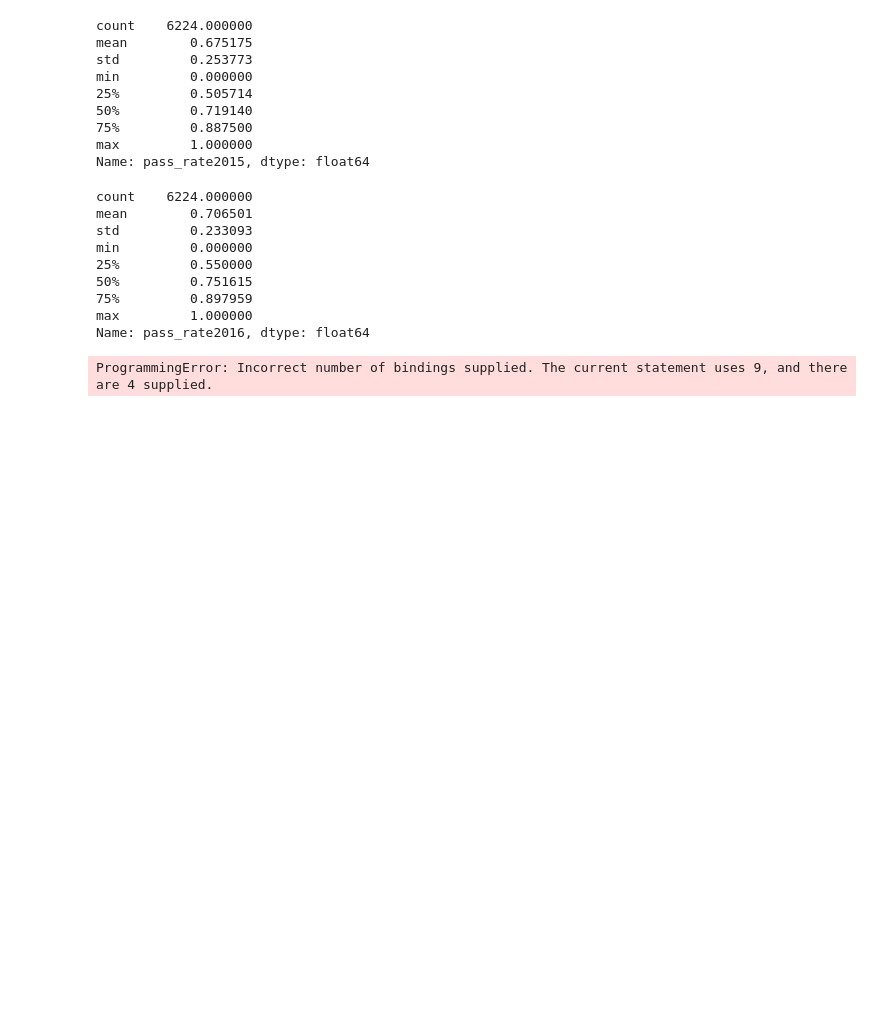
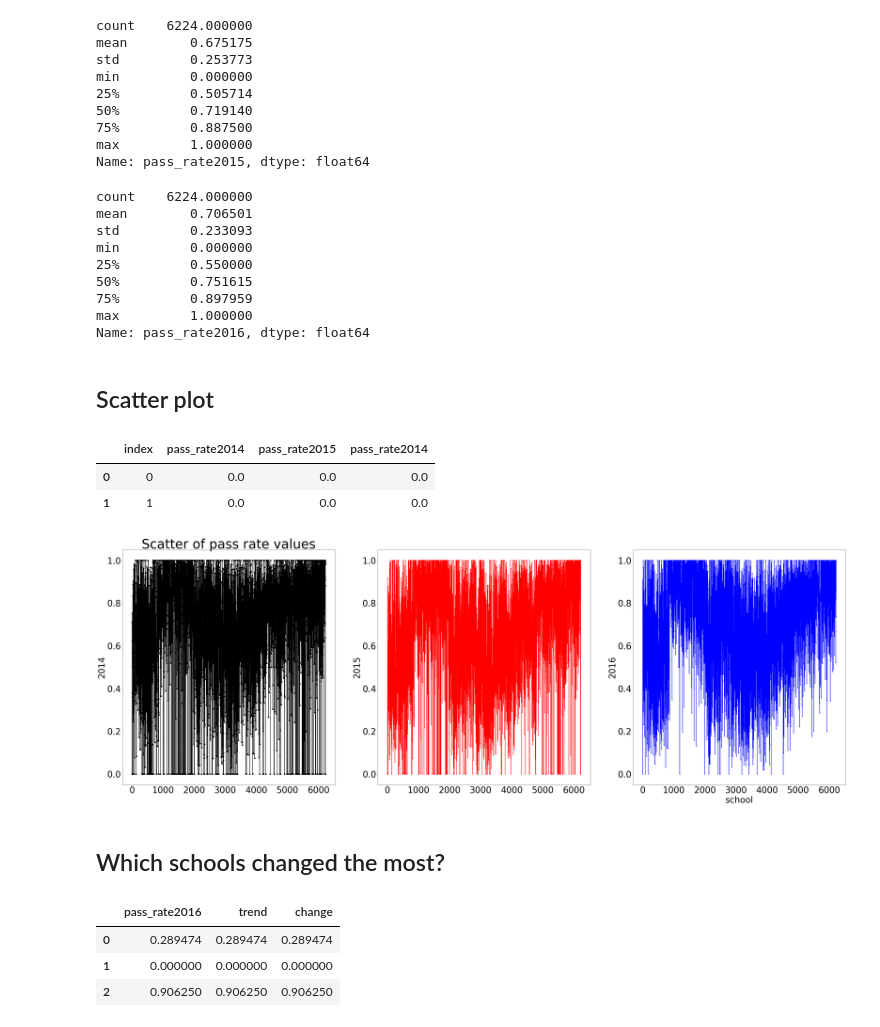
Before and after one commit to tetyanaloskutova/test, a Jupyter notebook: Matric_Analysis.ipynb, the cells around one changed output. Cells and saved outputs as stored; diff of their text form; code cells hidden in the pictures; blank space fills up the shorter version.

Commit message:
Updated results in the Notebook
Updated results in the Notebook and added analysis graphs

```diff
--- a/Matric_Analysis.ipynb
+++ b/Matric_Analysis.ipynb
@@ -143,4 +120,0 @@ insert_sql = 'INSERT INTO matric_SchoolRecord VALUES (%s)' % wildcards
-# %%
-con.executemany(insert_sql, df_matric)
-# %% [output]
-ProgrammingError: Incorrect number of bindings supplied. The current statement uses 9, and there are 4 supplied.
@@ -151,0 +121,2 @@ con.executemany(insert_sql, data)
+# %% [markdown]
+## Scatter plot
@@ -151,0 +125,48 @@ con.executemany(insert_sql, data)
+# %%
+df_matric_ix = df_matric_an.reset_index()
+df_matric_ix = df_matric_ix[['index','pass_rate2014', 'pass_rate2015','pass_rate2016']]
+# %%
+df_matric_ix.head(2)
+# %% [output]
+|  | index | pass_rate2014 | pass_rate2015 | pass_rate2014 |
+| 0 | 0 | 0.0 | 0.0 | 0.0 |
+| 1 | 1 | 0.0 | 0.0 | 0.0 |
+# %%
+import matplotlib.pyplot as plt
+params = {'legend.fontsize': 'x-large',
+          'figure.figsize': (20, 20),
+         'axes.labelsize': 'x-large',
+         'axes.titlesize':'x-large',
+         'xtick.labelsize':'x-large',
+         'ytick.labelsize':'x-large'}
+plt.rcParams.update(params)
+# %%
+plt.figure(figsize=(60,20))
+
+plt.subplot(1, 3, 1)
+plt.plot(df_matric_ix.index, df_matric_ix['pass_rate2014'], 'ko-')
+plt.title('Scatter of pass rate values', fontsize = 60)
+plt.ylabel('2014', fontsize = 40)
+plt.tick_params(axis='both', which='major', labelsize=40)
+plt.tick_params(axis='both', which='minor', labelsize=2)
+
+plt.subplot(1, 3, 2)
+plt.plot(df_matric_ix.index, df_matric_ix['pass_rate2015'], 'r.-')
+plt.ylabel('2015', fontsize = 40)
+plt.tick_params(axis='both', which='major', labelsize=40)
+plt.tick_params(axis='both', which='minor', labelsize=2)
+
+plt.subplot(1, 3, 3)
+plt.plot(df_matric_ix.index, df_matric_ix['pass_rate2016'], 'b.-')
+plt.xlabel('school', fontsize = 40)
+plt.ylabel('2016', fontsize = 40)
+plt.tick_params(axis='both', which='major', labelsize=40)
+plt.tick_params(axis='both', which='minor', labelsize=2)
+
+
+
+plt.show()
+# %% [output]
+[figure, added]
+# %% [markdown]
+## Which schools changed the most?
@@ -151,0 +177,7 @@ con.executemany(insert_sql, data)
+# %%
+df_matric_ix[['pass_rate2016', 'trend', 'change']].head(3)
+# %% [output]
+|  | pass_rate2016 | trend | change |
+| 0 | 0.289474 | 0.289474 | 0.289474 |
+| 1 | 0.000000 | 0.000000 | 0.000000 |
+| 2 | 0.906250 | 0.906250 | 0.906250 |
```
Also changed, not shown: parts of 14 cells of this notebook.
